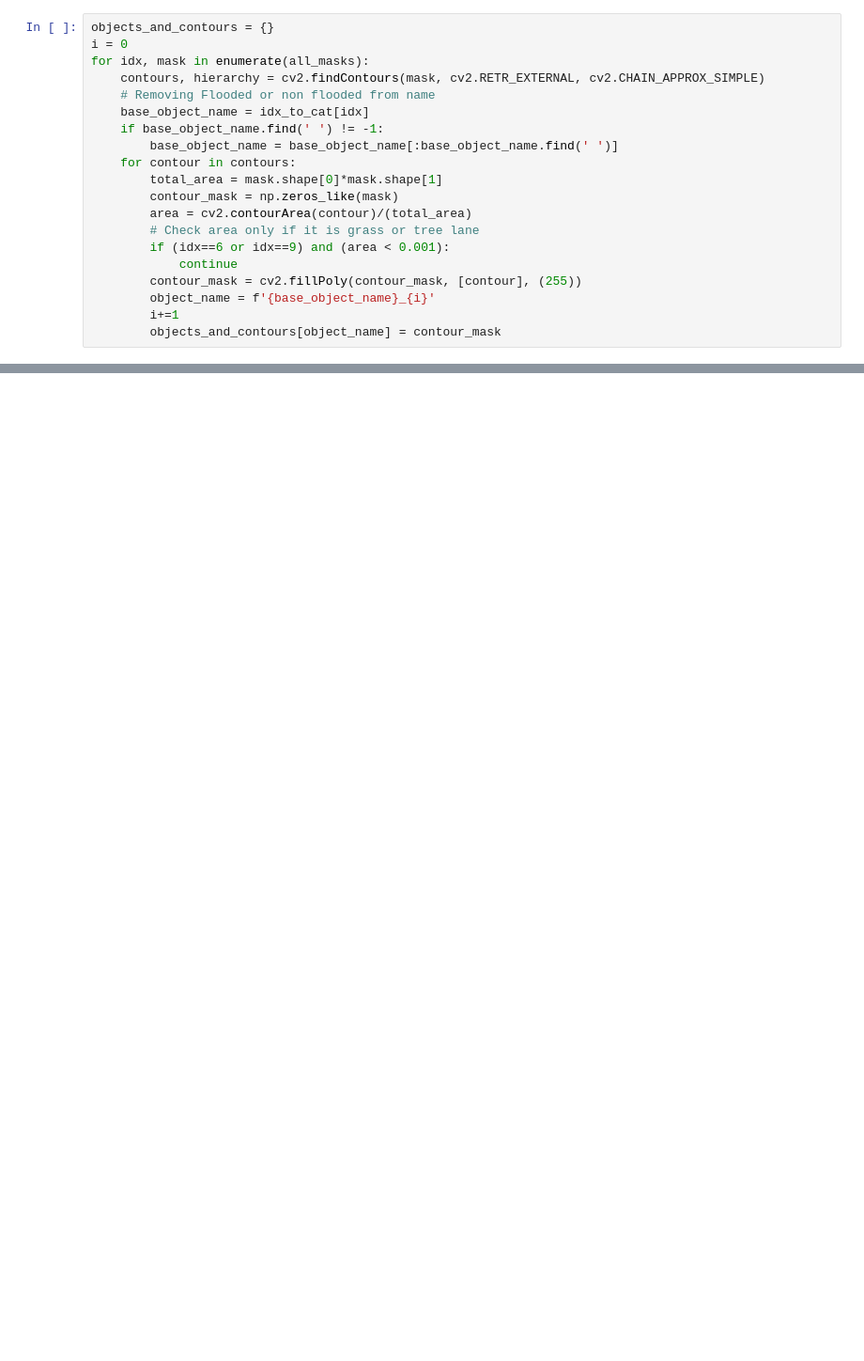
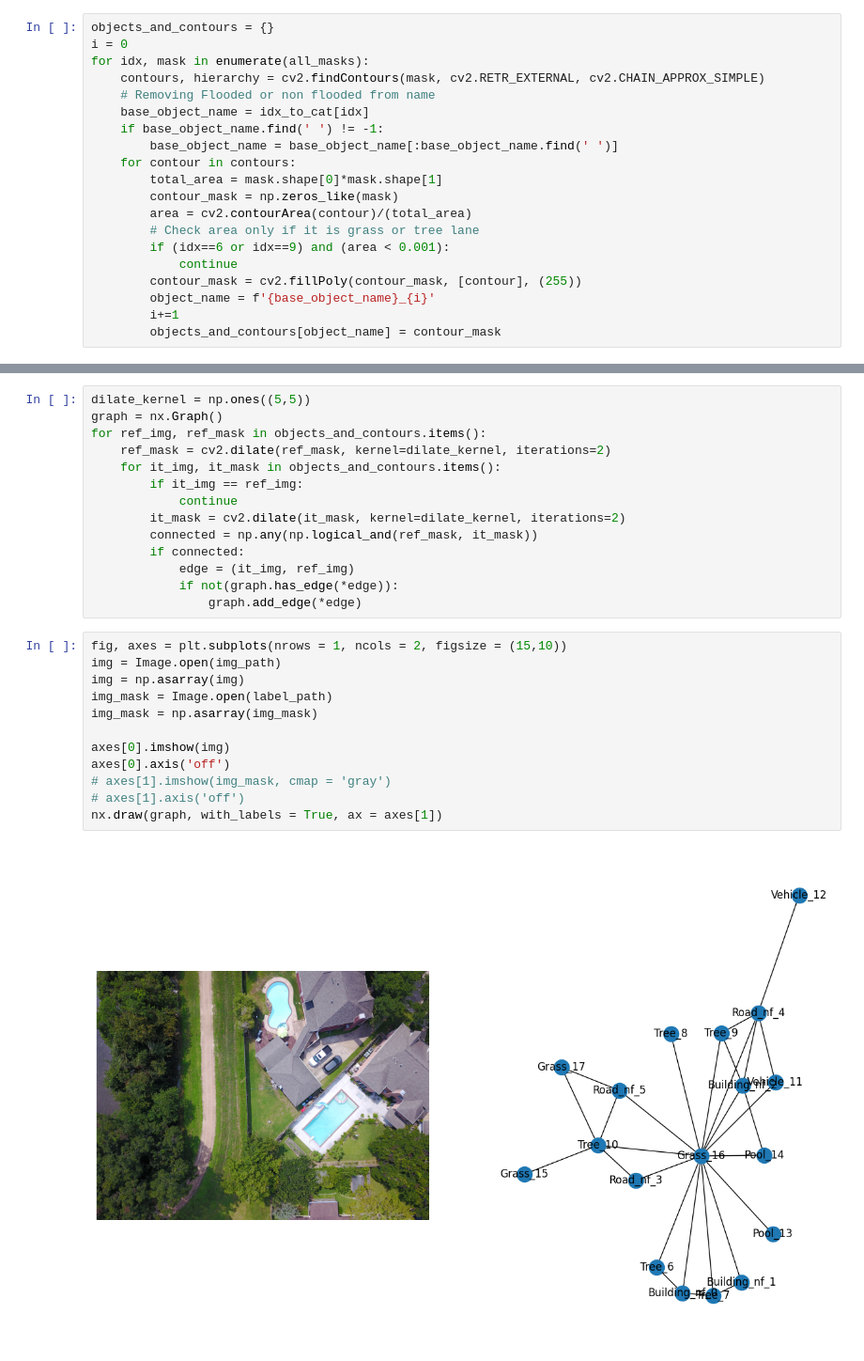
Before and after one commit to AniTho/scene_graph, a Jupyter notebook: generate_graph.ipynb, the cells around one changed output, grey strips where cells are left out. Shown at 94% size. Saved outputs shown, nothing was run; the diff lists cells and outputs as text; blank space fills up the shorter version.

```diff
--- a/generate_graph.ipynb
+++ b/generate_graph.ipynb
@@ -125,0 +126,28 @@ plt.show()
+# %%
+dilate_kernel = np.ones((5,5))
+graph = nx.Graph()
+for ref_img, ref_mask in objects_and_contours.items():
+    ref_mask = cv2.dilate(ref_mask, kernel=dilate_kernel, iterations=2)
+    for it_img, it_mask in objects_and_contours.items():
+        if it_img == ref_img:
+            continue
+        it_mask = cv2.dilate(it_mask, kernel=dilate_kernel, iterations=2)
+        connected = np.any(np.logical_and(ref_mask, it_mask))
+        if connected:
+            edge = (it_img, ref_img)
+            if not(graph.has_edge(*edge)):
+                graph.add_edge(*edge)
+# %%
+fig, axes = plt.subplots(nrows = 1, ncols = 2, figsize = (15,10))
+img = Image.open(img_path)
+img = np.asarray(img)
+img_mask = Image.open(label_path)
+img_mask = np.asarray(img_mask)
+
+axes[0].imshow(img)
+axes[0].axis('off')
+# axes[1].imshow(img_mask, cmap = 'gray')
+# axes[1].axis('off')
+nx.draw(graph, with_labels = True, ax = axes[1])
+# %% [output]
+[figure, added]
```
Also changed, not shown: parts of 4 cells of this notebook.
